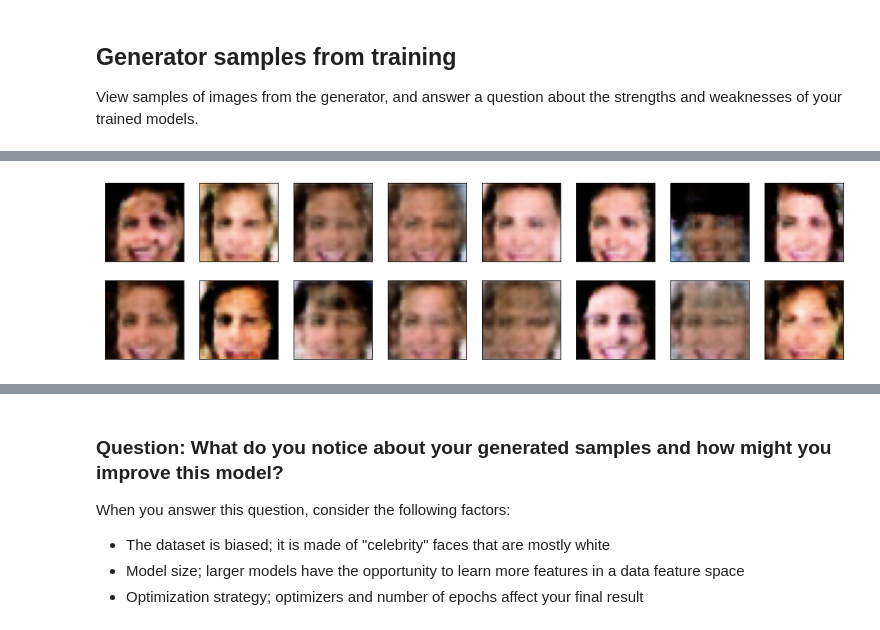
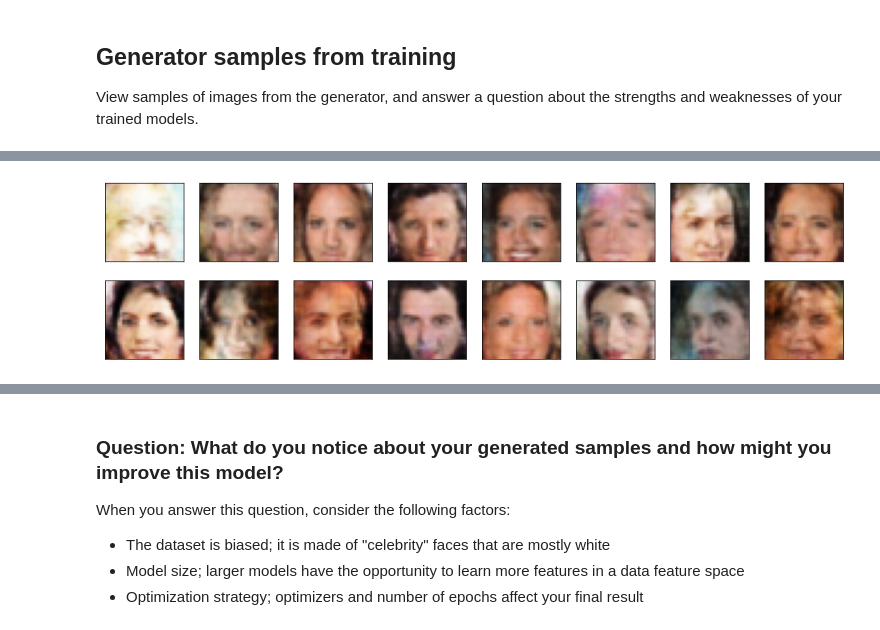
Before and after one commit to szimon/udacity-projects, a Jupyter notebook: deep-learning-nano-degree/face-generation/dlnd_face_generation.ipynb, the cells around one changed output, grey strips where cells are left out. Drawn from its saved outputs; the diff is of its cells as text; code cells hidden in the pictures.

```diff
--- a/deep-learning-nano-degree/face-generation/dlnd_face_generation.ipynb
+++ b/deep-learning-nano-degree/face-generation/dlnd_face_generation.ipynb
@@ -679,4 +677,4 @@ _ = view_samples(0, samples)
 # %%
-_ = view_samples(6, samples)
+ _ = view_samples(int(len(samples) * .6), samples)
 # %% [output]
-[figure, old version]
+[figure, new version]
```
Also changed, not shown: parts of 11 cells of this notebook, 1 other file.
